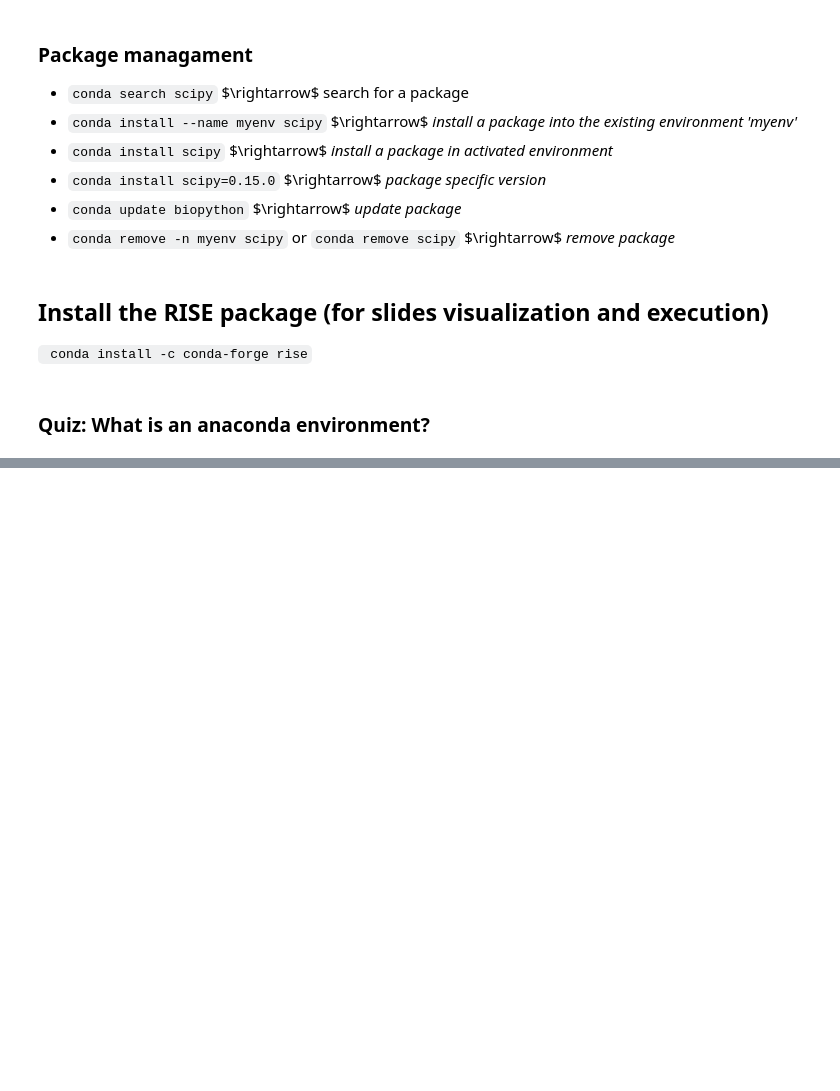
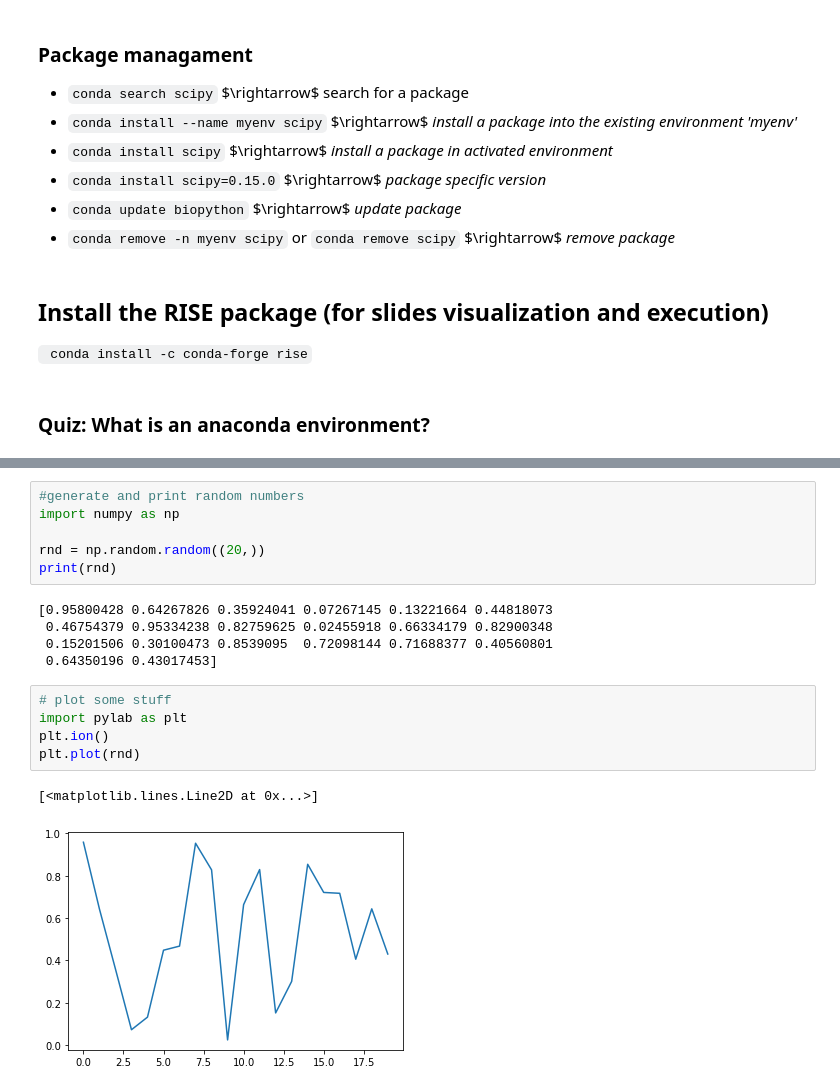
Before and after one commit to kmhuynh/machine-learning-BMME890, a Jupyter notebook: Lecture_1_overview.ipynb, the cells around one changed output, grey strips where cells are left out. Cells and saved outputs as stored; diff of their text form; blank space fills up the shorter version.

```diff
--- a/Lecture_1_overview.ipynb
+++ b/Lecture_1_overview.ipynb
@@ -213,0 +222,19 @@ Rise is a framework to access interative slides, which enables *executing python
+# %%
+#generate and print random numbers
+import numpy as np
+
+rnd = np.random.random((20,))
+print(rnd)
+# %% [output]
+[0.95800428 0.64267826 0.35924041 0.07267145 0.13221664 0.44818073
+ 0.46754379 0.95334238 0.82759625 0.02455918 0.66334179 0.82900348
+ 0.15201506 0.30100473 0.8539095  0.72098144 0.71688377 0.40560801
+ 0.64350196 0.43017453]
+# %%
+# plot some stuff
+import pylab as plt
+plt.ion()
+plt.plot(rnd)
+# %% [output]
+[<matplotlib.lines.Line2D at 0x...>]
+[figure, added]
```
Also changed, not shown: parts of 5 cells of this notebook.
